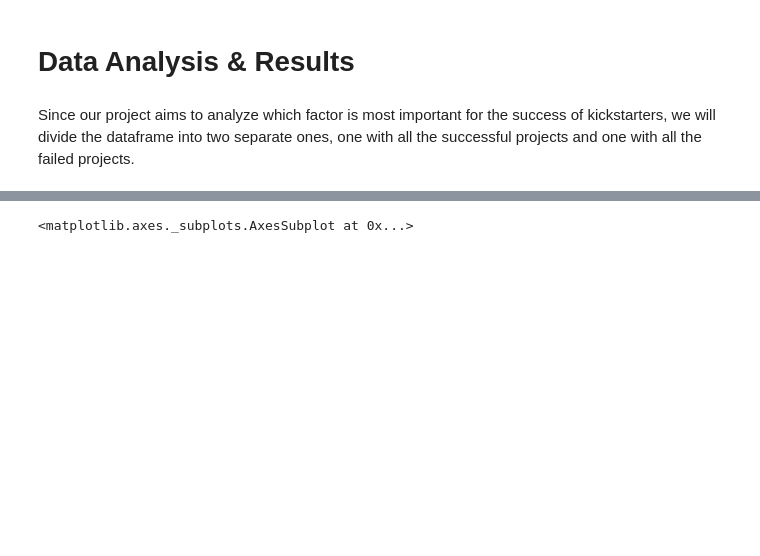
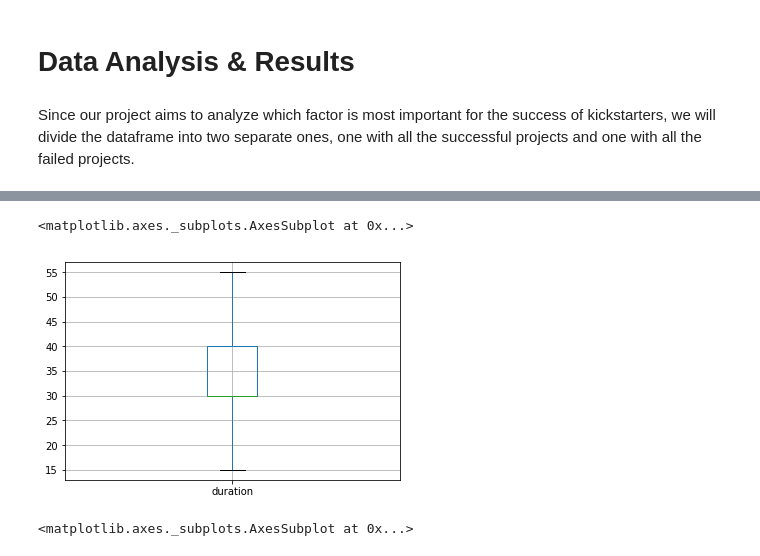
Before and after one commit to krandapus/Projects, a Jupyter notebook: FinalProject.ipynb, the cells around one changed output, grey strips where cells are left out. Drawn from its saved outputs; the diff is of its cells as text; code cells hidden in the pictures; blank space fills up the shorter version.

```diff
--- a/FinalProject.ipynb
+++ b/FinalProject.ipynb
@@ -122,3 +123,8 @@ df_kickstarters.head()
+# %%
+df_failed.boxplot(column=['duration'],showfliers=False)
+# %% [output]
+<matplotlib.axes._subplots.AxesSubplot at 0x...>
+[figure, added]
 # %%
 # plots histogram of column 'main category' of successful projects
 df_successful['main_category'].value_counts().plot(kind='bar')
```
Also changed, not shown: parts of 12 cells of this notebook.
